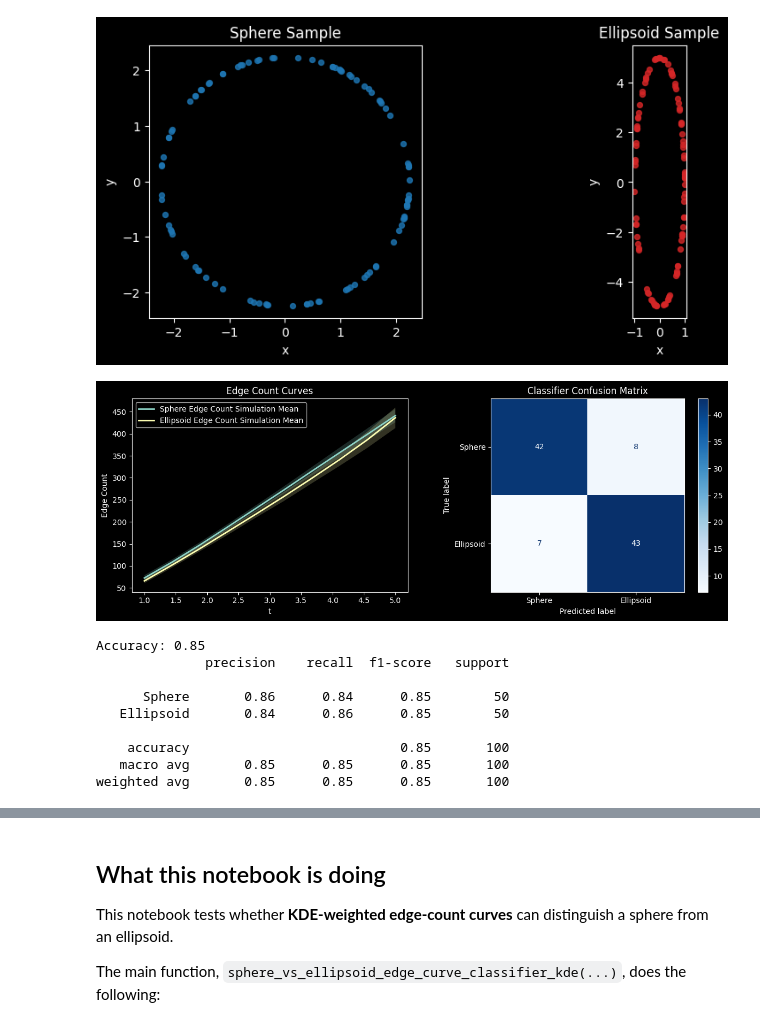
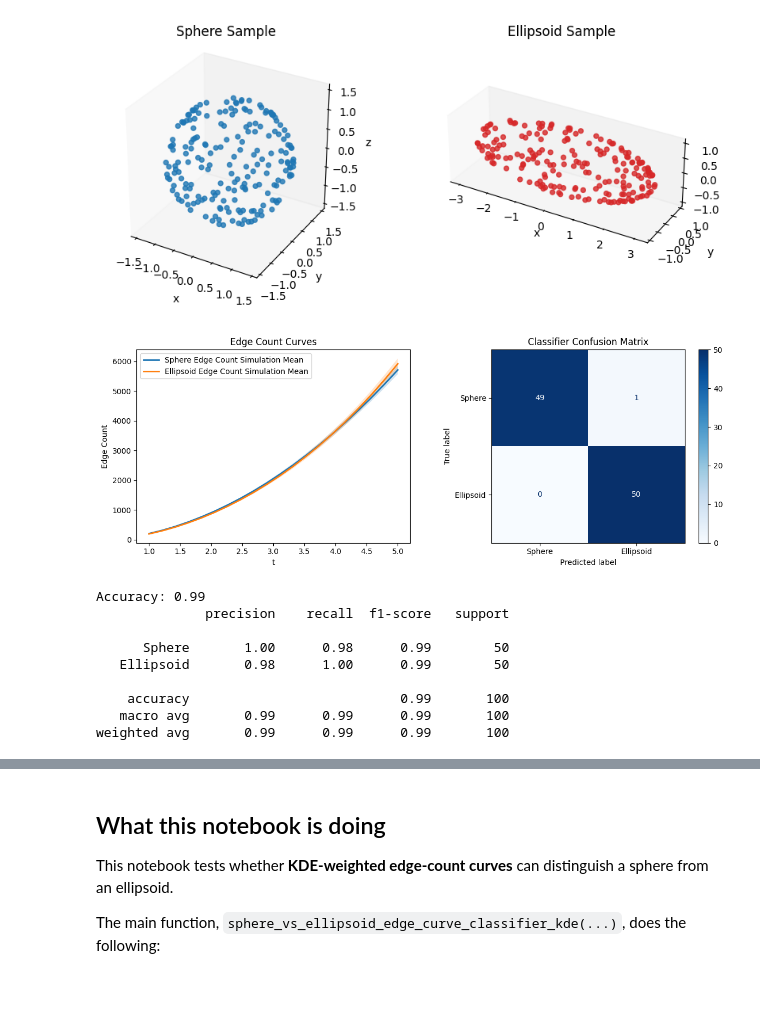
Before and after one commit to JosephMatatyaou/STA199REU, a Jupyter notebook: SQ26/Week6/Sphere_Ellipsoid_KDE_Edge.ipynb, the cells around one changed output, grey strips where cells are left out. Cells and saved outputs as stored; diff of their text form; code cells hidden in the pictures; blank space fills up the shorter version.

```diff
--- a/SQ26/Week6/Sphere_Ellipsoid_KDE_Edge.ipynb
+++ b/SQ26/Week6/Sphere_Ellipsoid_KDE_Edge.ipynb
@@ -143,7 +145,7 @@ def sphere_vs_ellipsoid_edge_curve_classifier_kde(
     )
 
     curves_ellipsoid = simulate_edge_curves_kde(
-        point_cloud_sampler=lambda s: non_unif_hyperellipsoid(
+        point_cloud_sampler=lambda s: unif_hyperellipsoid(
             n_points,
             *ellipsoid_axes,
             seed = s,
@@ -199,15 +201,15 @@ def sphere_vs_ellipsoid_edge_curve_classifier_kde(
         "y_pred": y_pred,
     }
 # %%
-plt.style.use("dark_background")
+plt.style.use("default")
 
 # INPUT
-n_points = 100
+n_points = 200
 n_resamples = 200
-ambient_dim = 2
-t_grid = np.linspace(1,5,10)
+ambient_dim = 3
+t_grid = np.linspace(1,5,20)
 h = 0.2
-ellipsoid_stretch = [1.0, 5.0]
+ellipsoid_stretch = [3.0, 1.0, 1.0]
 
 result = sphere_vs_ellipsoid_edge_curve_classifier_kde(
     ambient_dim=ambient_dim,
@@ -227,44 +229,44 @@ samples = [
 
 for i, (shape, X, color) in enumerate(samples, start = 1):
     projected = X.shape[1] > 3
     if projected:
         X = vr.pca_project(X, out_dim = 2)
 
     d = X.shape[1]
     ax = fig.add_subplot(1, 2, i, projection="3d" if d == 3 else None)
 
     if d == 3:
         ax.scatter(X[:, 0], X[:, 1], X[:, 2], s = 18, alpha = 0.8, color=color)
         ax.set_aspect("equal")
         ax.set_xlabel("x")
         ax.set_ylabel("y")
         ax.set_zlabel("z")
     elif d == 2:
         ax.scatter(X[:, 0], X[:, 1], s=18, alpha=0.8, color=color)
         ax.set_aspect("equal")
         ax.set_xlabel("PC1" if projected else "x")
         ax.set_ylabel("PC2" if projected else "y")
     else:
         ax.scatter(X[:, 0], np.zeros(len(X)), s=18, alpha=0.8, color=color)
         ax.set_xlabel("x")
         ax.set_ylabel("")
 
     ax.set_title(f"{shape} Sample")
     ax.grid(False)
 
 plot_sphere_ellipsoid_results(result)
 # %% [output]
-[figure, old version]
+[figure, new version]
-[figure, old version]
+[figure, new version]
-Accuracy: 0.85
+Accuracy: 0.99
               precision    recall  f1-score   support
 
-      Sphere       0.86      0.84      0.85        50
-   Ellipsoid       0.84      0.86      0.85        50
+      Sphere       1.00      0.98      0.99        50
+   Ellipsoid       0.98      1.00      0.99        50
 
-    accuracy                           0.85       100
-   macro avg       0.85      0.85      0.85       100
-weighted avg       0.85      0.85      0.85       100
+    accuracy                           0.99       100
+   macro avg       0.99      0.99      0.99       100
+weighted avg       0.99      0.99      0.99       100
 # %%
 def compare_stretch_patterns(
     patterns,
```
Also changed, not shown: parts of 3 cells of this notebook, 4 other files.
